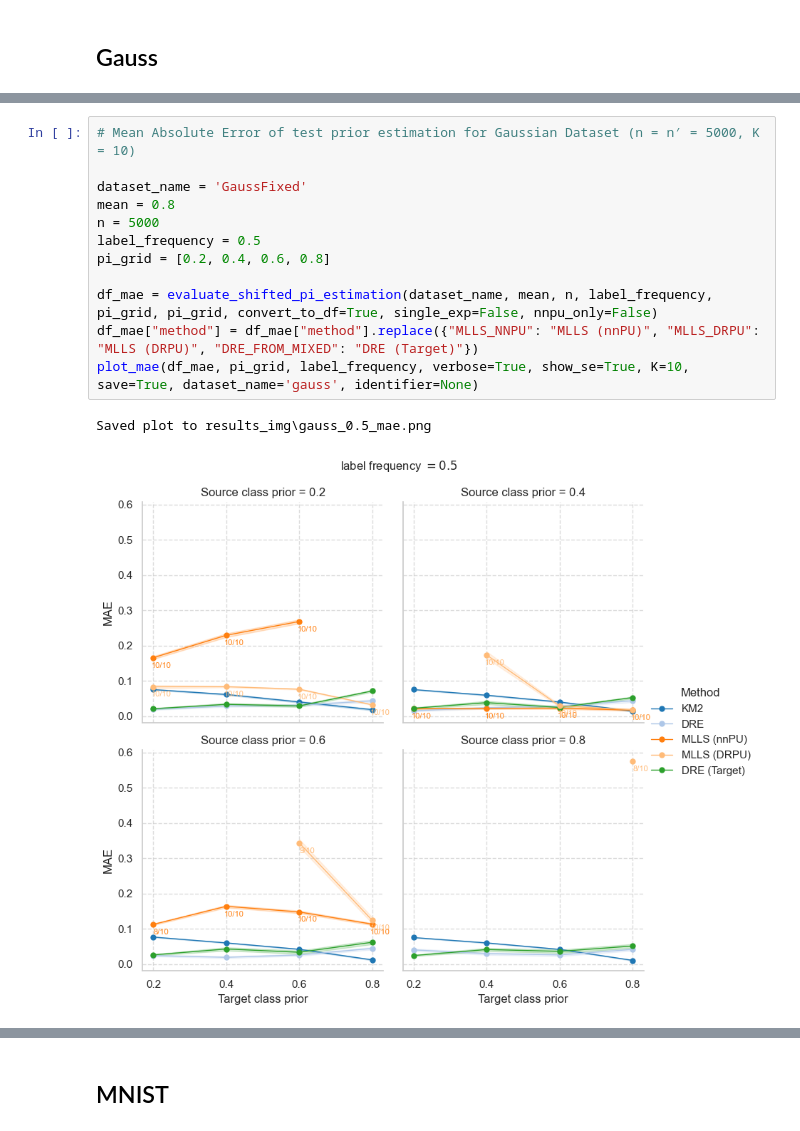
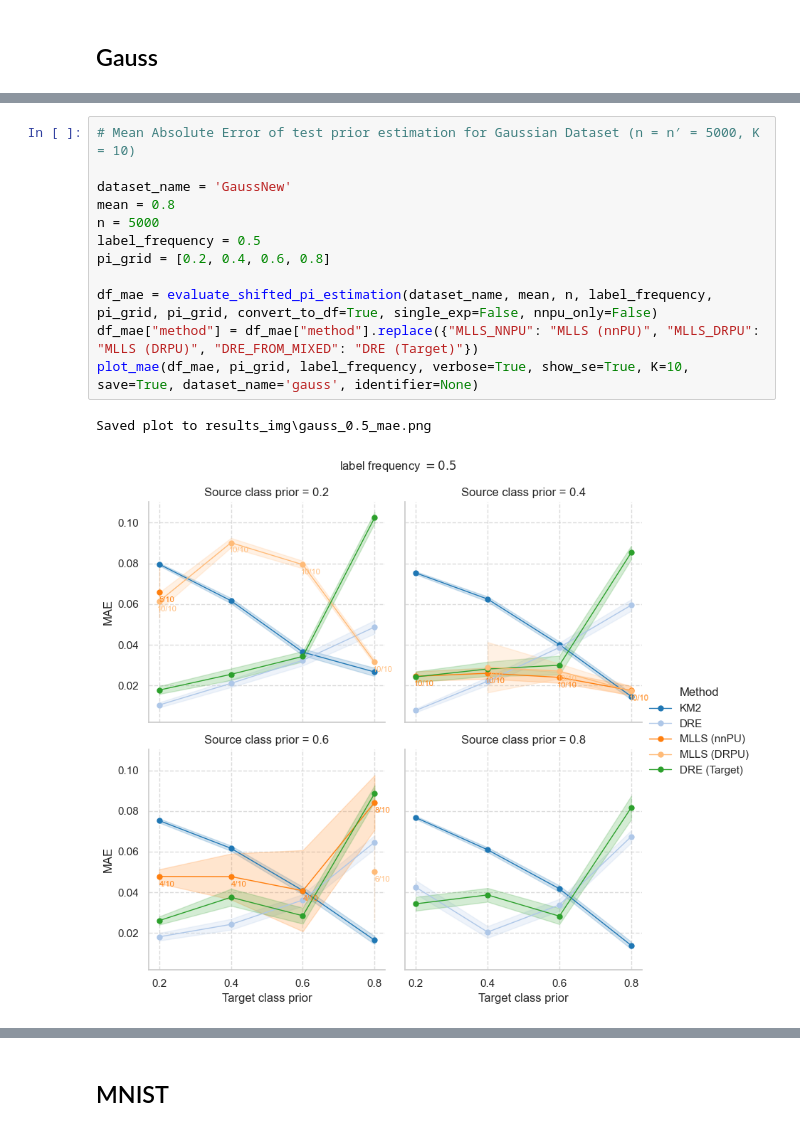
Before and after one commit to izabelatelejko/2026-PULS-Master, a Jupyter notebook: evaluation.ipynb, the cells around one changed output, grey strips where cells are left out. Drawn from its saved outputs; the diff is of its cells as text.

Commit message:
add results, new plots, for gauss and mnist

```diff
--- a/evaluation.ipynb
+++ b/evaluation.ipynb
@@ -134,18 +145,18 @@ Saved plot to results_img\gauss_0.5_accuracy_loss_target.png
 # %%
 # Mean Absolute Error of test prior estimation for Gaussian Dataset (n = n′ = 5000, K = 10)
 
-dataset_name = 'GaussFixed'
+dataset_name = 'GaussNew'
 mean = 0.8
 n = 5000
 label_frequency = 0.5
 pi_grid = [0.2, 0.4, 0.6, 0.8]
 
 df_mae = evaluate_shifted_pi_estimation(dataset_name, mean, n, label_frequency, pi_grid, pi_grid, convert_to_df=True, single_exp=False, nnpu_only=False)
 df_mae["method"] = df_mae["method"].replace({"MLLS_NNPU": "MLLS (nnPU)", "MLLS_DRPU": "MLLS (DRPU)", "DRE_FROM_MIXED": "DRE (Target)"})
 plot_mae(df_mae, pi_grid, label_frequency, verbose=True, show_se=True, K=10, save=True, dataset_name='gauss', identifier=None)
 # %% [output]
 Saved plot to results_img\gauss_0.5_mae.png
-[figure, old version]
+[figure, new version]
 # %%
 # Average Balanced Accuracy of different trained classifiers for Gaussian Dataset (n = n′ = 5000, K = 10)
 
```
Also changed, not shown: parts of 22 cells of this notebook, 29 other files.
